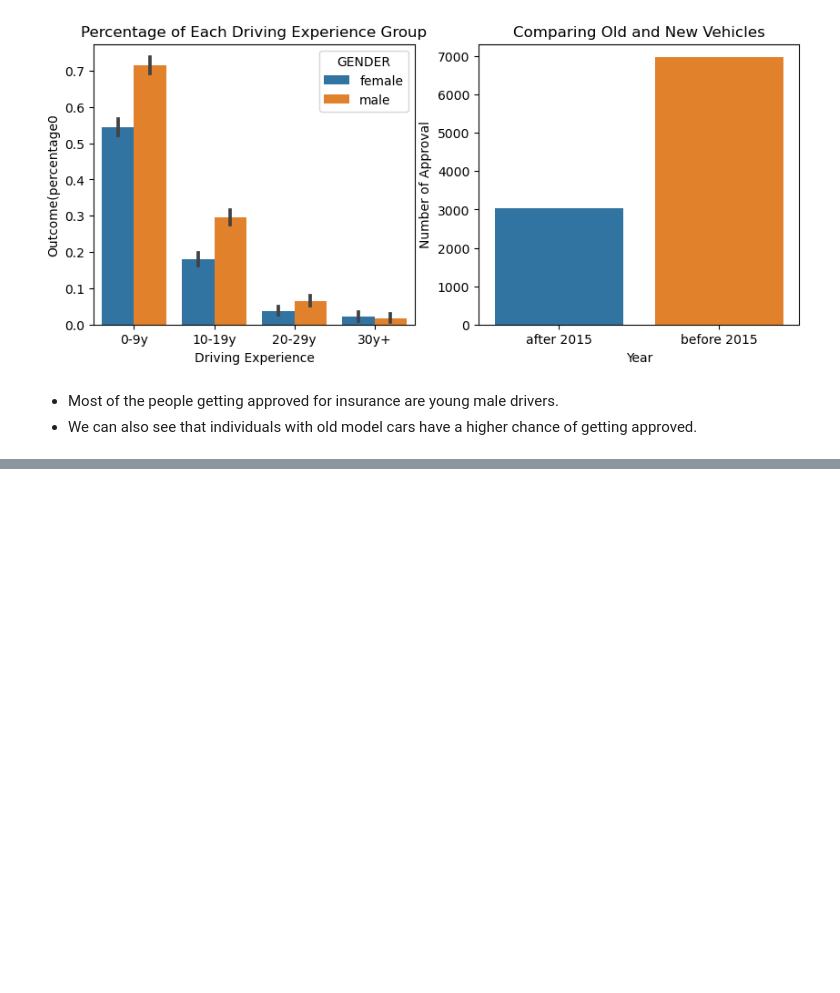
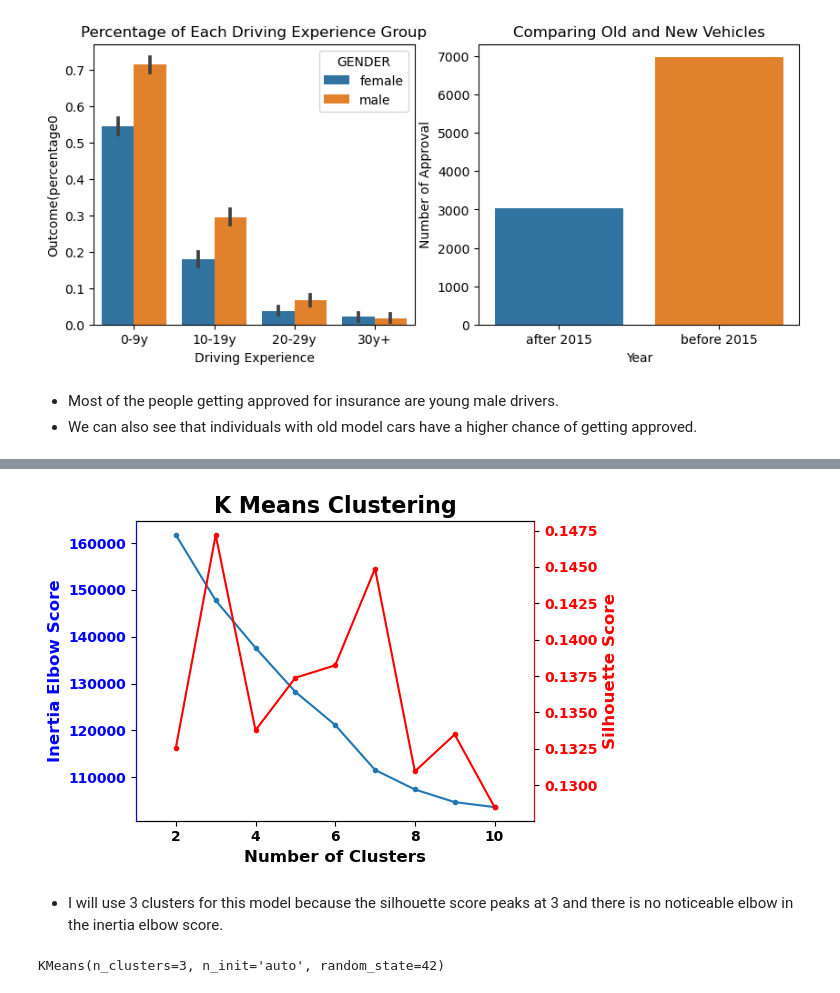
Before and after one commit to carlolopez03/Car-Insurance-Data, a Jupyter notebook: Car Insurance ML.ipynb, the cells around one changed output, grey strips where cells are left out. Saved outputs shown, nothing was run; the diff lists cells and outputs as text; code cells hidden in the pictures; blank space fills up the shorter version.

```diff
--- a/Car Insurance ML.ipynb
+++ b/Car Insurance ML.ipynb
@@ -371,0 +375,3 @@ axes[1].set_xlabel("Year");
+# %%
+X_train_scaled = StandardScaler().fit_transform(X_train_proc)
+X_train_scaled
@@ -371,0 +409,43 @@ axes[1].set_xlabel("Year");
+# %%
+inertias = []
+silhouette_scores = []
+
+for k in range (2,11):
+    kmeans = KMeans(n_clusters=k, n_init='auto', random_state=42)
+    kmeans.fit(X_train_scaled)
+    inertias.append(kmeans.inertia_)
+    silhouette_scores.append(silhouette_score(X_train_scaled, kmeans.labels_))
+
+fig, ax1 = plt.subplots(figsize=(6,4))
+plt.title('K Means Clustering' , fontsize = 16 , weight='bold')
+
+ax1.plot(range(2,11), inertias, marker='.')
+ax1.set_ylabel('Inertia Elbow Score', color='blue', fontsize=12, weight='bold')
+plt.xlabel('Number of Clusters', fontsize=12, weight='bold')
+plt.xticks(fontsize=10, weight='bold')
+plt.yticks(fontsize=10, weight='bold')
+ax1.tick_params(axis='y', labelcolor='b')
+ax1.xaxis.set_ticks(np.arange(0, 12, 2))
+
+plt.xlim([1,11])
+
+ax2 = ax1.twinx()
+ax2.plot(range(2,11), silhouette_scores, color='r', marker='.')
+ax2.set_ylabel('Silhouette Score', color='r', fontsize=12, weight='bold')
+plt.yticks(fontsize=10, weight='bold')
+ax2.tick_params(axis='y', labelcolor='r')
+ax2.spines['right'].set_color('r')
+
+ax2.spines['left'].set_color('blue');
+
+plt.tight_layout()
+plt.show;
+# %% [output]
+[figure, added]
+# %% [markdown]
+- I will use 3 clusters for this model because the silhouette score peaks at 3 and there is no noticeable elbow in the inertia elbow score.
+# %%
+kmeans = KMeans(n_clusters=3, n_init='auto', random_state=42)
+kmeans.fit(X_train_scaled)
+# %% [output]
+KMeans(n_clusters=3, n_init='auto', random_state=42)
```
Also changed, not shown: parts of 7 cells of this notebook.
